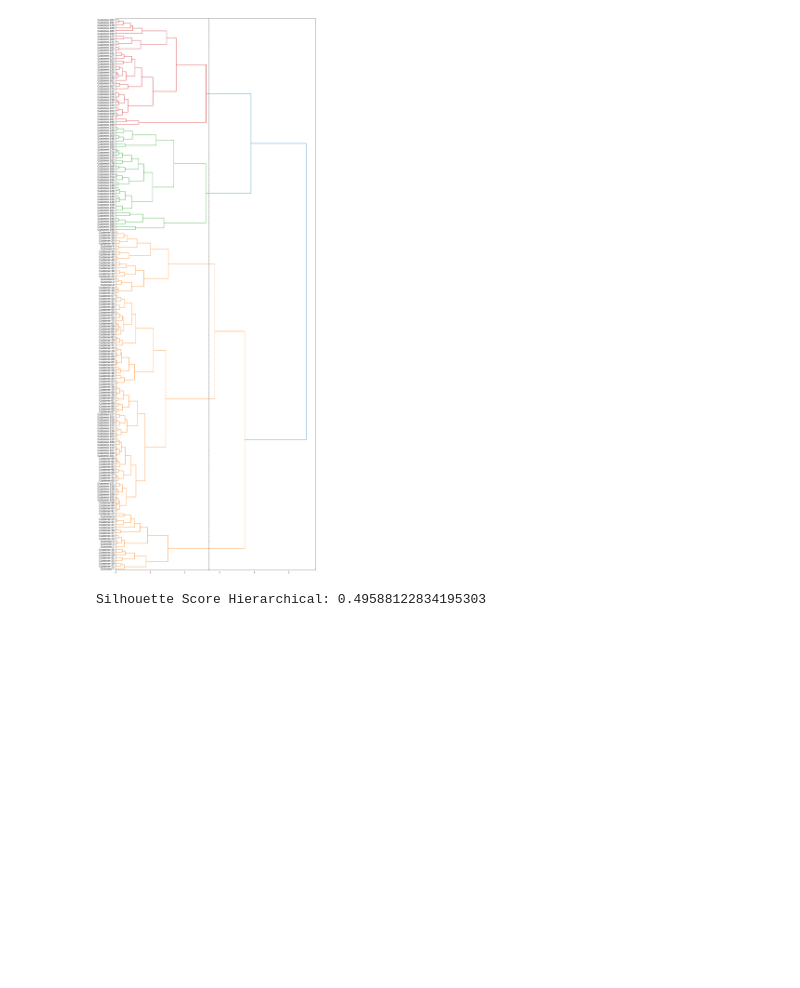
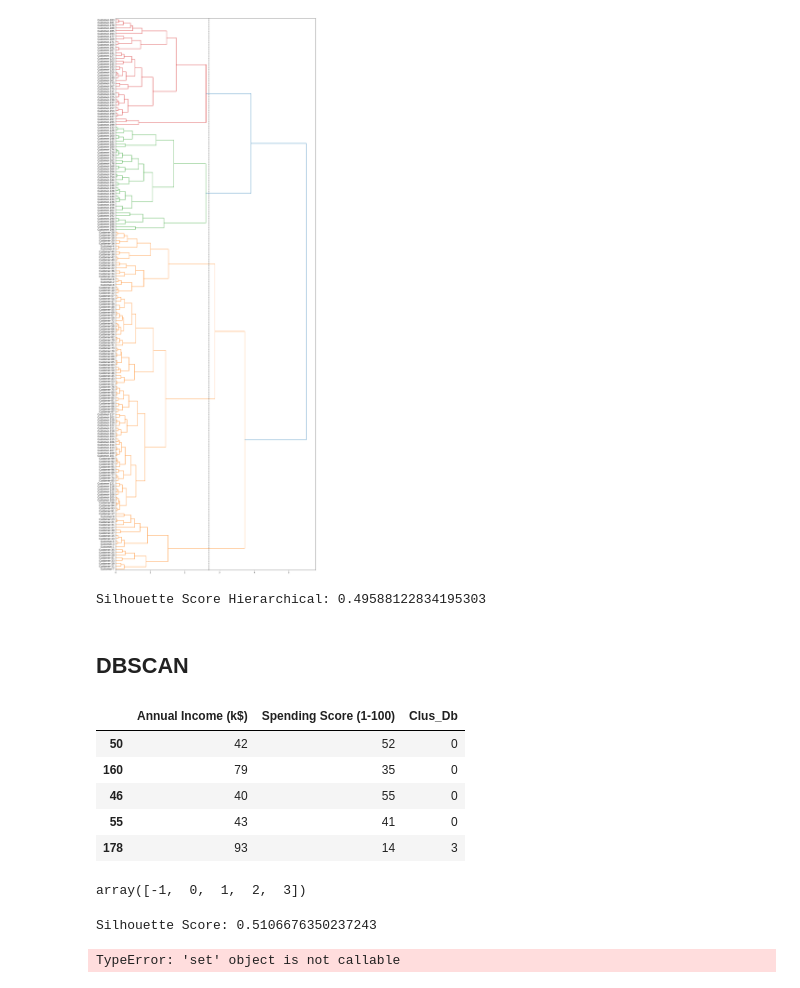
Before and after one commit to Enixma05/tugas-clustering-machine-learning, a Jupyter notebook: clustering.ipynb, the cells around one changed output. Saved outputs shown, nothing was run; the diff lists cells and outputs as text; code cells hidden in the pictures; blank space fills up the shorter version.

Commit message:
add DBSCAN

```diff
--- a/clustering.ipynb
+++ b/clustering.ipynb
@@ -250,3 +253,33 @@ hier_score = silhouette_score(X, clusters)
 print("Silhouette Score Hierarchical:", hier_score)
 # %% [output]
 Silhouette Score Hierarchical: 0.49588122834195303
+# %% [markdown]
+## DBSCAN
+# %%
+Clus_dataSet = df[["Annual Income (k$)", "Spending Score (1-100)"]]
+Clus_dataSet = np.nan_to_num(Clus_dataSet)
+Clus_dataSet = StandardScaler().fit_transform(Clus_dataSet)
+
+# Compute DBSCAN
+db = DBSCAN(eps=0.5, min_samples=10).fit(Clus_dataSet)
+core_samples_mask = np.zeros_like(db.labels_, dtype=bool)
+core_samples_mask[db.core_sample_indices_] = True
+labels = db.labels_
+df["Clus_Db"]=labels
+
+realClusterNum=len(set(labels)) - (1 if -1 in labels else 0)
+clusterNum = len(set(labels))
+
+# A sample of clusters
+df[["Annual Income (k$)", "Spending Score (1-100)", "Clus_Db"]].sample(5)
+# %% [output]
+|  | Annual Income (k$) | Spending Score (1-100) | Clus_Db |
+| 50 | 42 | 52 | 0 |
+| 160 | 79 | 35 | 0 |
+| 46 | 40 | 55 | 0 |
+| 55 | 43 | 41 | 0 |
+| 178 | 93 | 14 | 3 |
+# %%
+df["Clus_Db"].unique()
+# %% [output]
+array([-1,  0,  1,  2,  3])
@@ -252,0 +335,40 @@ Silhouette Score Hierarchical: 0.49588122834195303
+# %%
+# Hapus noise (-1)
+mask = labels != -1
+
+# Data tanpa noise
+X_no_noise = Clus_dataSet[mask]
+labels_no_noise = labels[mask]
+
+# Hitung silhouette score
+score = silhouette_score(X_no_noise, labels_no_noise)
+
+print("Silhouette Score:", score)
+# %% [output]
+Silhouette Score: 0.5106676350237243
+# %%
+mask = labels != -1
+for eps in [0.3, 0.4, 0.5, 0.6, 0.7]:
+
+    db = DBSCAN(eps=eps, min_samples=5).fit(Clus_dataSet)
+    labels = db.labels_
+
+    noise_count = sum(labels == -1)
+    cluster_count = len(set(labels)) - (1 if -1 in labels else 0)
+
+    # Hapus noise
+    mask = labels != -1
+
+    # Hitung silhouette score jika cluster > 1
+    if cluster_count > 1:
+        score = silhouette_score(
+            Clus_dataSet[mask],
+            labels[mask]
+        )
+
+        print(f"eps={eps}: clusters={cluster_count}, noise={noise_count}, silhouette_score={score:.2f}")
+
+    else:
+        print(f"eps={eps}: clusters={cluster_count}, noise={noise_count}, silhouette_score=N/A")
+# %% [output]
+TypeError: 'set' object is not callable
```
Also changed, not shown: parts of 3 cells of this notebook.
